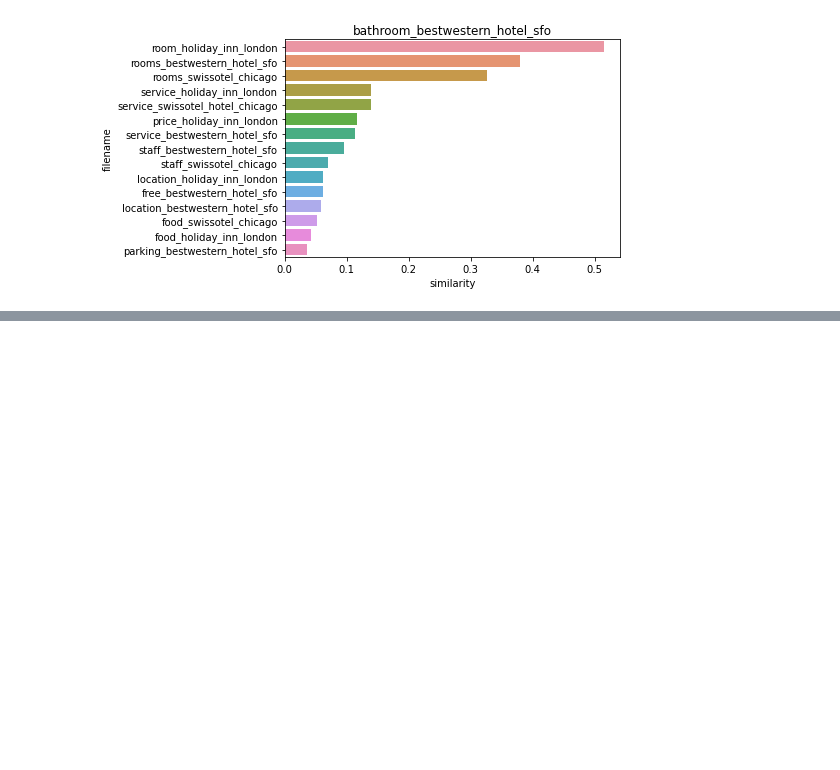
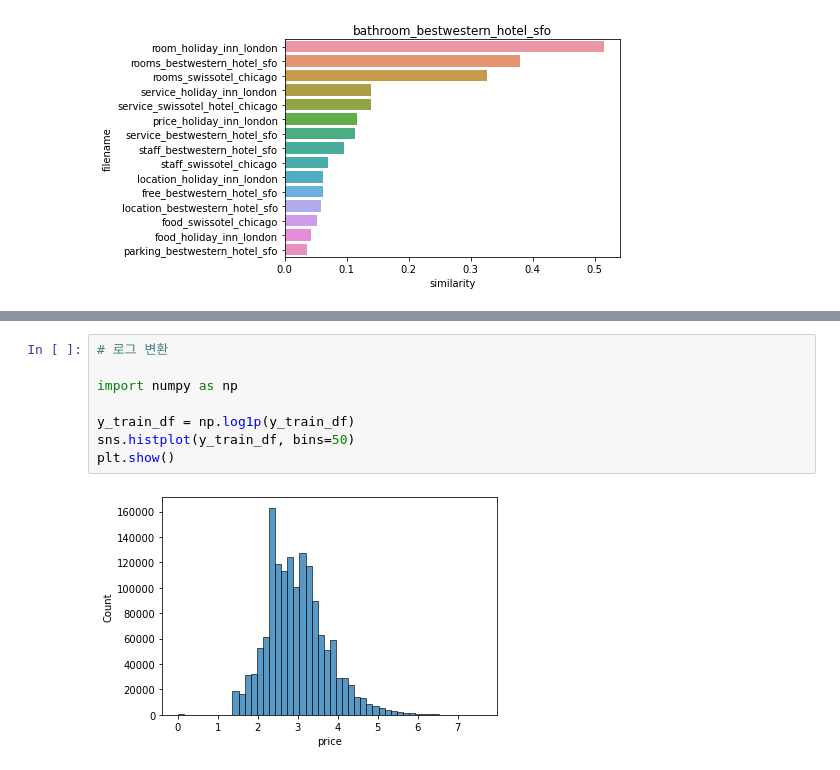
Before and after one commit to sum-k/data_analysis_study, a Jupyter notebook: machine learning/Chapter 8. 텍스트 분석.ipynb, the cells around one changed output, grey strips where cells are left out. Saved outputs shown, nothing was run; the diff lists cells and outputs as text; blank space fills up the shorter version.

```diff
--- a/machine learning/Chapter 8. 텍스트 분석.ipynb
+++ b/machine learning/Chapter 8. 텍스트 분석.ipynb
@@ -1313,0 +1463,10 @@ fig1.savefig('p553_hotel.tif', format='tif', dpi=300, bbox_inches='tight')
+# %%
+# 로그 변환
+
+import numpy as np
+
+y_train_df = np.log1p(y_train_df)
+sns.histplot(y_train_df, bins=50)
+plt.show()
+# %% [output]
+[figure, added]
```
Also changed, not shown: parts of 35 cells of this notebook, 1 other file.
